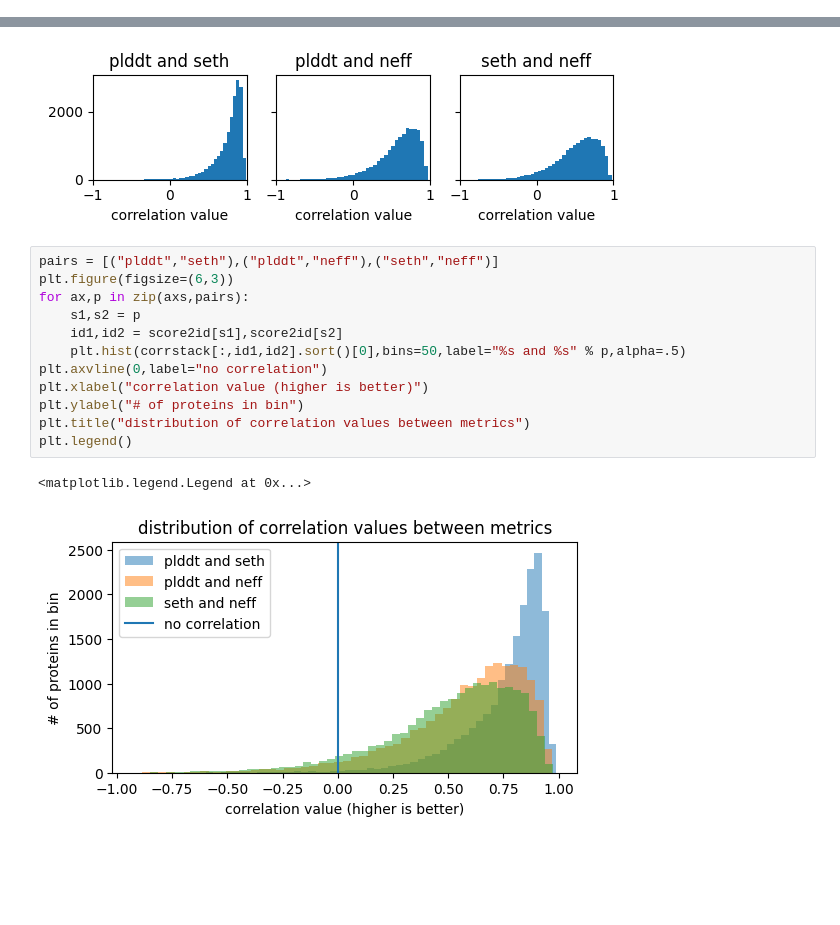
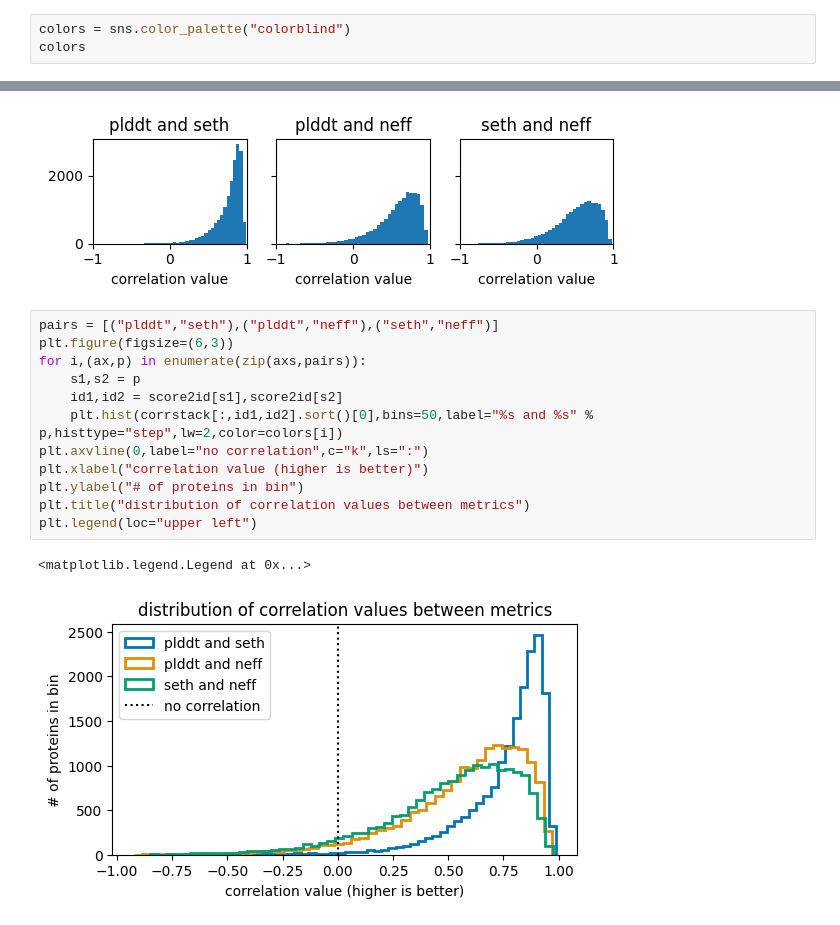
Before and after one commit to neftlon/af2-plddt-contextualized, a Jupyter notebook: scripts/proteomewide.ipynb, the cells around one changed output, grey strips where cells are left out. Saved outputs shown, nothing was run; the diff lists cells and outputs as text; blank space fills up the shorter version.

```diff
--- a/scripts/proteomewide.ipynb
+++ b/scripts/proteomewide.ipynb
@@ -14,3 +15,6 @@ PROTEOME_NAME="UP000005640_9606"
 PLDDT_SCORES_JSON=os.path.join(DATA_DIR,f"{PROTEOME_NAME}_HUMAN_v3_plddts_fltrd.json")
 SETH_SCORES_FASTA=os.path.join(DATA_DIR,"Human_SETH_preds.txt")
 NEFF_SCORE_JSON=os.path.join(DATA_DIR,f"{PROTEOME_NAME}_neff_fast.json")
+# %%
+colors = sns.color_palette("colorblind")
+colors
@@ -174,15 +189,15 @@ fig.tight_layout()
 # %%
 pairs = [("plddt","seth"),("plddt","neff"),("seth","neff")]
 plt.figure(figsize=(6,3))
-for ax,p in zip(axs,pairs):
+for i,(ax,p) in enumerate(zip(axs,pairs)):
     s1,s2 = p
     id1,id2 = score2id[s1],score2id[s2]
-    plt.hist(corrstack[:,id1,id2].sort()[0],bins=50,label="%s and %s" % p,alpha=.5)
-plt.axvline(0,label="no correlation")
+    plt.hist(corrstack[:,id1,id2].sort()[0],bins=50,label="%s and %s" % p,histtype="step",lw=2,color=colors[i])
+plt.axvline(0,label="no correlation",c="k",ls=":")
 plt.xlabel("correlation value (higher is better)")
 plt.ylabel("# of proteins in bin")
 plt.title("distribution of correlation values between metrics")
-plt.legend()
+plt.legend(loc="upper left")
 # %% [output]
 <matplotlib.legend.Legend at 0x...>
-[figure, old version]
+[figure, new version]
```
Also changed, not shown: parts of 4 cells of this notebook.
